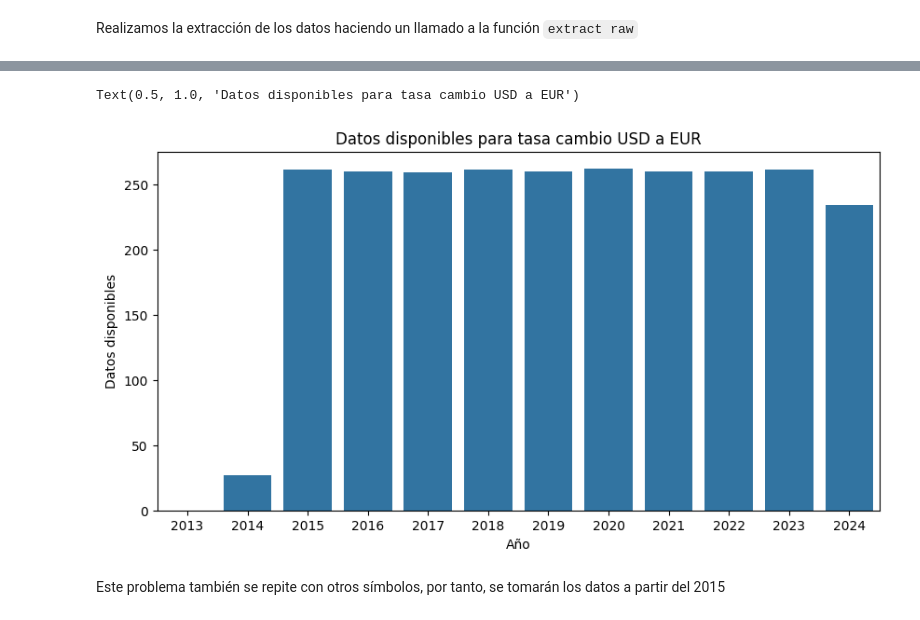
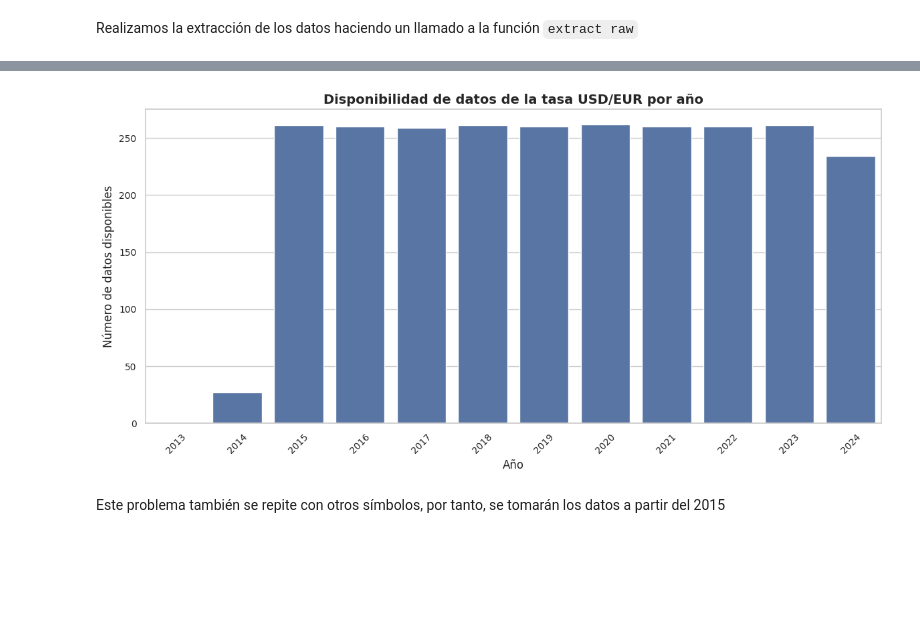
Before and after one commit to CarlosBaez11/proyectoMSCEafit, a Jupyter notebook: DataPrep.ipynb, the cells around one changed output, grey strips where cells are left out. Drawn from its saved outputs; the diff is of its cells as text; code cells hidden in the pictures; blank space fills up the shorter version.

```diff
--- a/DataPrep.ipynb
+++ b/DataPrep.ipynb
@@ -123,13 +113,24 @@ Name: year, Length: 71, dtype: bool
 # %%
-plt.figure(figsize=(10,5))
-eur_data=raw_data[['low_EUR', 'year']].groupby(['year'])['low_EUR'].count().reset_index()
-sns.barplot(data=eur_data[eur_data['year']>2012], x='year', y='low_EUR')
-plt.xlabel('Año')
-plt.ylabel('Datos disponibles')
-plt.title("Datos disponibles para tasa cambio USD a EUR")
+sns.set_theme(style="whitegrid")
+plt.figure(figsize=(12, 6))
+
+eur_data = raw_data[['low_EUR', 'year']].groupby(['year'])['low_EUR'].count().reset_index()
+
+sns.barplot(data=eur_data[eur_data['year'] > 2012], x='year', y='low_EUR')
+# Personalizar etiquetas y título
+plt.xlabel('Año', fontsize=12)
+plt.ylabel('Número de datos disponibles', fontsize=12)
+plt.title("Disponibilidad de datos de la tasa USD/EUR por año", fontsize=14, fontweight='bold')
+
+# Ajustar etiquetas del eje X
+plt.xticks(fontsize=10, rotation=45)  # Rotar etiquetas para mayor claridad
+plt.yticks(fontsize=10)
+
+# Mostrar el gráfico
+plt.tight_layout()  # Ajustar el diseño para evitar solapamientos
+plt.show()
 # %% [output]
-Text(0.5, 1.0, 'Datos disponibles para tasa cambio USD a EUR')
-[figure, old version]
+[figure, new version]
 # %% [markdown]
 Este problema también se repite con otros símbolos, por tanto, se tomarán los datos a partir del 2015
 # %%
```
Also changed, not shown: parts of 19 cells of this notebook.
